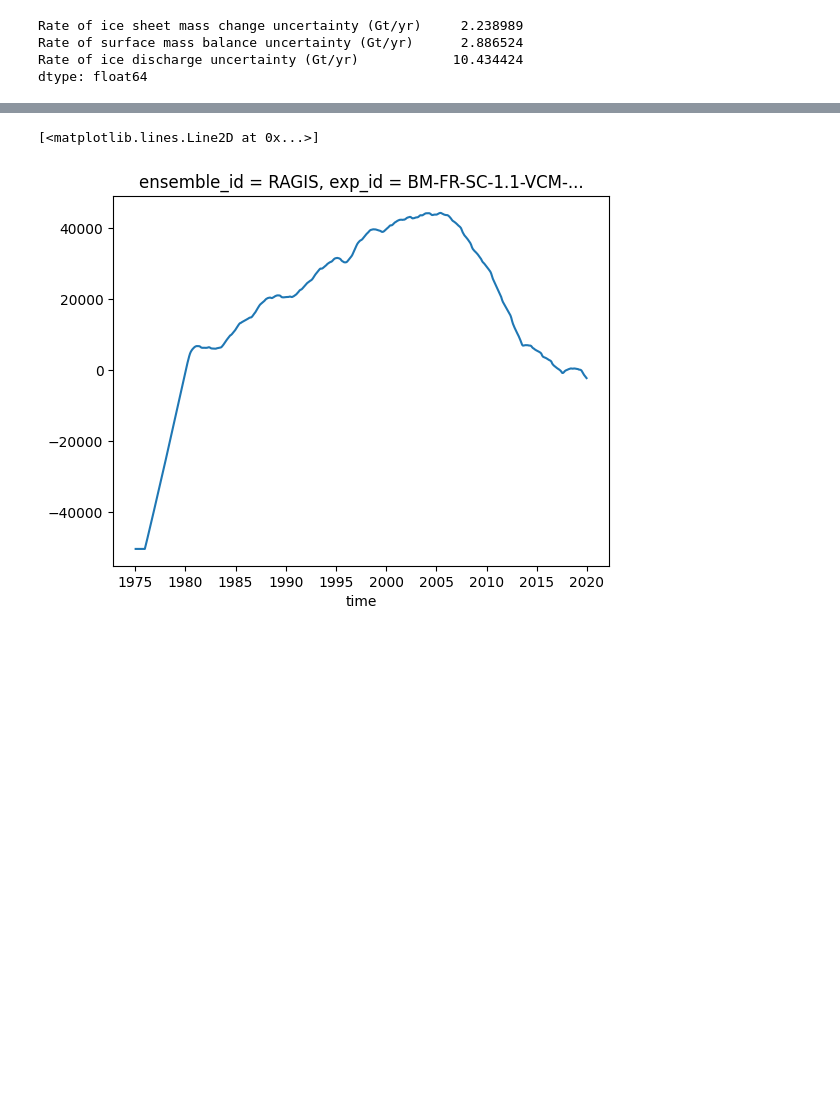
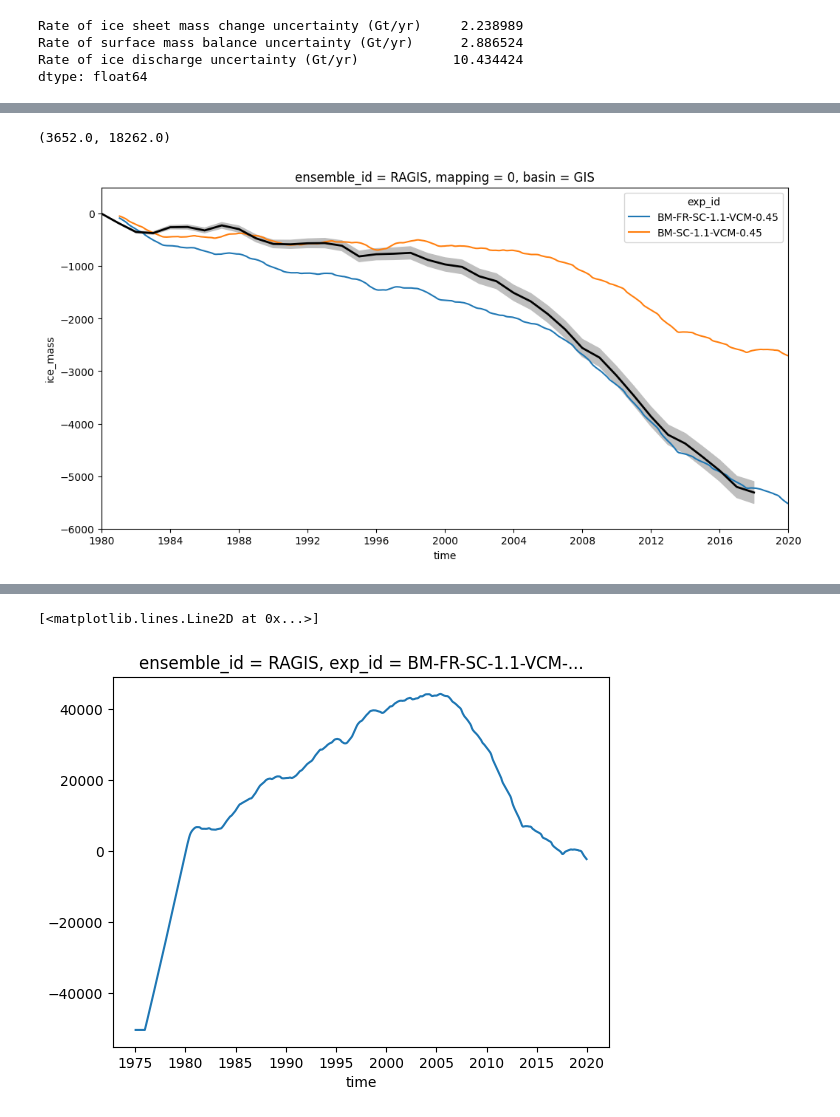
Before and after one commit to pism/pism-ragis, a Jupyter notebook: notebooks/analysis.ipynb, the cells around one changed output, grey strips where cells are left out. Cells and saved outputs as stored; diff of their text form; code cells hidden in the pictures; blank space fills up the shorter version.

```diff
--- a/notebooks/analysis.ipynb
+++ b/notebooks/analysis.ipynb
@@ -96,0 +159,15 @@ ax.set_xlim(np.datetime64("1980-01-01"), np.datetime64("2020-01-01"))
+# %%
+fig, ax = plt.subplots(1, 1, figsize=(12, 6))
+# ds_ctrl.sel(basin="GIS").sel(exp_id="BM-FR-SC-1.1-VCM-0.45")[sim_mass_cumulative_varname].plot.line(x="time", hue="exp_id", ax=ax)
+ds_tw.sel(basin="GIS")[sim_mass_cumulative_varname].plot.line(x="time", hue="exp_id", ax=ax)
+ax.fill_between(mou_gis["Date"],
+                mou_gis[mass_cumulative_varname] - mou_gis[mass_cumulative_uncertainty_varname],
+                mou_gis[mass_cumulative_varname] + mou_gis[mass_cumulative_uncertainty_varname], color="0.75")
+ax.plot(mou_gis["Date"], mou_gis["Cumulative ice sheet mass change (Gt)"], color="k", lw=2)
+#ds_tw_scalar[sim_mass_cumulative_varname].pint.to("Gt").plot.line(ax=ax)
+#ds_tw_scalar["limnsw"].pint.to("Gt").plot.line(ax=ax)
+ax.set_ylim(-6000, 500)
+ax.set_xlim(np.datetime64("1980-01-01"), np.datetime64("2020-01-01"))
+# %% [output]
+(3652.0, 18262.0)
+[figure, added]
```
Also changed, not shown: parts of 15 cells of this notebook, 2 other files.
